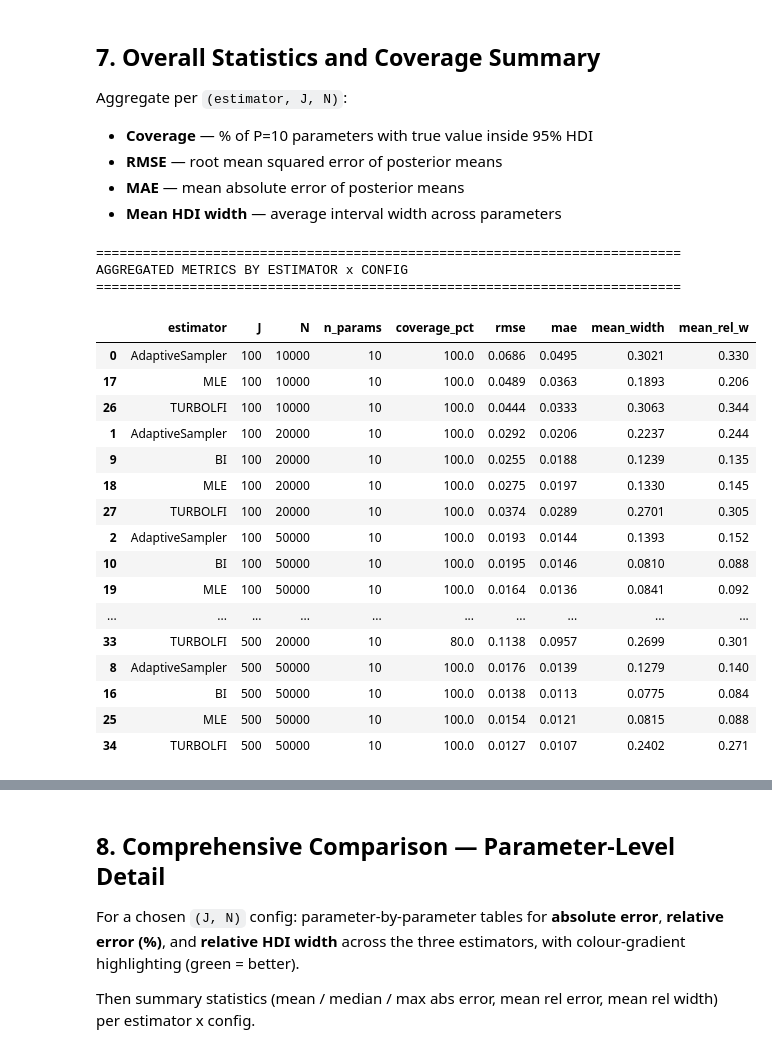
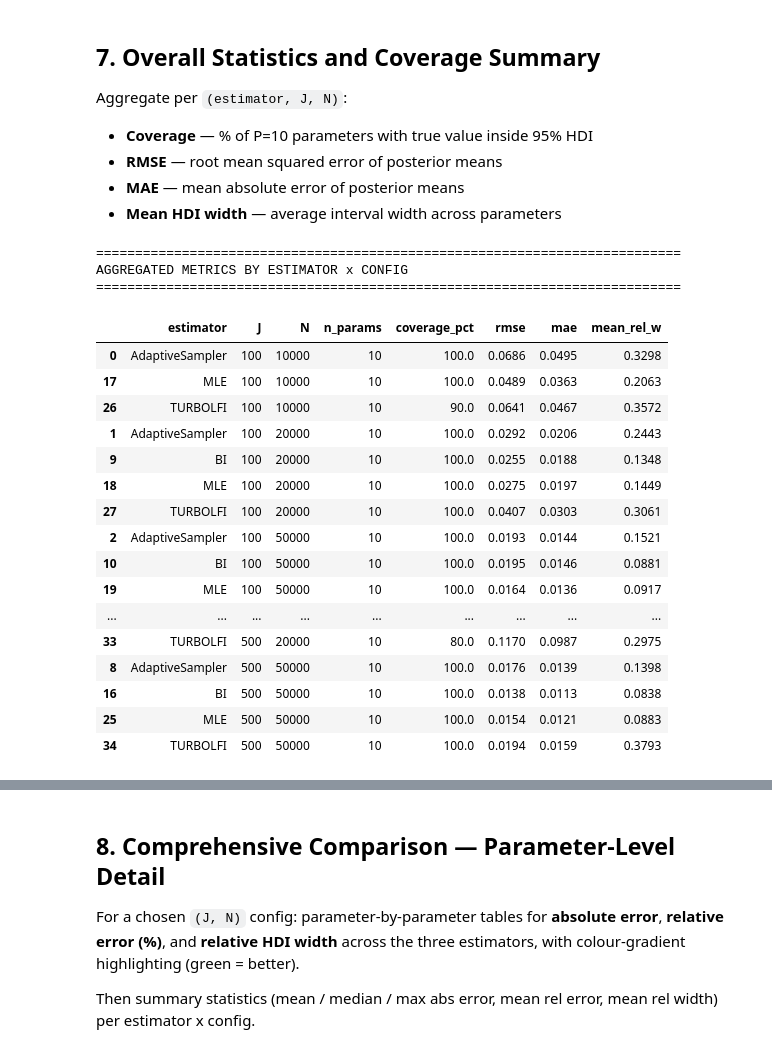
Before and after one commit to transp-or/TooManyAlternativesToHandle, a Jupyter notebook: results/compare_all_estimators.ipynb, the cells around one changed output, grey strips where cells are left out. Saved outputs shown, nothing was run; the diff lists cells and outputs as text; code cells hidden in the pictures.

Commit message:
Update estimator comparison notebook and pooled t-score plots

```diff
--- a/results/compare_all_estimators.ipynb
+++ b/results/compare_all_estimators.ipynb
@@ -90,8 +90,8 @@ N_LINESTYLES       = {10000: ':', 20000: '--', 50000: '-'}
 N_LABELS           = {10000: '10k', 20000: '20k', 50000: '50k'}
 
 # Choose which TuRBO result to showcase
-TURBOLFI_MODE = "iter_max"
-# TURBOLFI_MODE = "early_stop"
+# TURBOLFI_MODE = "iter_max"
+TURBOLFI_MODE = "early_stop"
 
 TURBOLFI_SUMMARY_FILE = f"MCMC_summary_{TURBOLFI_MODE}.csv"
 # %% [markdown]
@@ -1264,45 +1270,45 @@ Aggregate per `(estimator, J, N)`:
 # %%
 agg = df_all.groupby(['estimator', 'J', 'N']).agg(
     coverage    = ('in_hdi',         'mean'),
     rmse        = ('sq_error',        lambda x: np.sqrt(np.mean(x))),
     mae         = ('abs_error',       'mean'),
     mean_width  = ('interval_width',  'mean'),
     mean_rel_w  = ('relative_width',  lambda x: np.nanmean(x)),
     n_params    = ('parameter',       'count'),
 ).reset_index()
 
 agg['coverage_pct'] = (agg['coverage'] * 100).round(1)
 agg['rmse']  = agg['rmse'].round(4)
 agg['mae']   = agg['mae'].round(4)
 agg['mean_width'] = agg['mean_width'].round(4)
-agg['mean_rel_w'] = agg['mean_rel_w'].round(3)
+agg['mean_rel_w'] = agg['mean_rel_w'].round(4)
 
 print("=" * 75)
 print("AGGREGATED METRICS BY ESTIMATOR x CONFIG")
 print("=" * 75)
 display(agg.sort_values(['J', 'N', 'estimator'])
-            [['estimator', 'J', 'N', 'n_params', 'coverage_pct', 'rmse', 'mae', 'mean_width', 'mean_rel_w']])
+            [['estimator', 'J', 'N', 'n_params', 'coverage_pct', 'rmse', 'mae', 'mean_rel_w']])
 # %% [output]
 ===========================================================================
 AGGREGATED METRICS BY ESTIMATOR x CONFIG
 ===========================================================================
-|  | estimator | J | N | n_params | coverage_pct | rmse | mae | mean_width | mean_rel_w |
-| 0 | AdaptiveSampler | 100 | 10000 | 10 | 100.0 | 0.0686 | 0.0495 | 0.3021 | 0.330 |
-| 17 | MLE | 100 | 10000 | 10 | 100.0 | 0.0489 | 0.0363 | 0.1893 | 0.206 |
-| 26 | TURBOLFI | 100 | 10000 | 10 | 100.0 | 0.0444 | 0.0333 | 0.3063 | 0.344 |
-| 1 | AdaptiveSampler | 100 | 20000 | 10 | 100.0 | 0.0292 | 0.0206 | 0.2237 | 0.244 |
-| 9 | BI | 100 | 20000 | 10 | 100.0 | 0.0255 | 0.0188 | 0.1239 | 0.135 |
-| 18 | MLE | 100 | 20000 | 10 | 100.0 | 0.0275 | 0.0197 | 0.1330 | 0.145 |
-| 27 | TURBOLFI | 100 | 20000 | 10 | 100.0 | 0.0374 | 0.0289 | 0.2701 | 0.305 |
-| 2 | AdaptiveSampler | 100 | 50000 | 10 | 100.0 | 0.0193 | 0.0144 | 0.1393 | 0.152 |
-| 10 | BI | 100 | 50000 | 10 | 100.0 | 0.0195 | 0.0146 | 0.0810 | 0.088 |
-| 19 | MLE | 100 | 50000 | 10 | 100.0 | 0.0164 | 0.0136 | 0.0841 | 0.092 |
-| ... | ... | ... | ... | ... | ... | ... | ... | ... | ... |
-| 33 | TURBOLFI | 500 | 20000 | 10 | 80.0 | 0.1138 | 0.0957 | 0.2699 | 0.301 |
-| 8 | AdaptiveSampler | 500 | 50000 | 10 | 100.0 | 0.0176 | 0.0139 | 0.1279 | 0.140 |
-| 16 | BI | 500 | 50000 | 10 | 100.0 | 0.0138 | 0.0113 | 0.0775 | 0.084 |
-| 25 | MLE | 500 | 50000 | 10 | 100.0 | 0.0154 | 0.0121 | 0.0815 | 0.088 |
-| 34 | TURBOLFI | 500 | 50000 | 10 | 100.0 | 0.0127 | 0.0107 | 0.2402 | 0.271 |
+|  | estimator | J | N | n_params | coverage_pct | rmse | mae | mean_rel_w |
+| 0 | AdaptiveSampler | 100 | 10000 | 10 | 100.0 | 0.0686 | 0.0495 | 0.3298 |
+| 17 | MLE | 100 | 10000 | 10 | 100.0 | 0.0489 | 0.0363 | 0.2063 |
+| 26 | TURBOLFI | 100 | 10000 | 10 | 90.0 | 0.0641 | 0.0467 | 0.3572 |
+| 1 | AdaptiveSampler | 100 | 20000 | 10 | 100.0 | 0.0292 | 0.0206 | 0.2443 |
+| 9 | BI | 100 | 20000 | 10 | 100.0 | 0.0255 | 0.0188 | 0.1348 |
+| 18 | MLE | 100 | 20000 | 10 | 100.0 | 0.0275 | 0.0197 | 0.1449 |
+| 27 | TURBOLFI | 100 | 20000 | 10 | 100.0 | 0.0407 | 0.0303 | 0.3061 |
+| 2 | AdaptiveSampler | 100 | 50000 | 10 | 100.0 | 0.0193 | 0.0144 | 0.1521 |
+| 10 | BI | 100 | 50000 | 10 | 100.0 | 0.0195 | 0.0146 | 0.0881 |
+| 19 | MLE | 100 | 50000 | 10 | 100.0 | 0.0164 | 0.0136 | 0.0917 |
+| ... | ... | ... | ... | ... | ... | ... | ... | ... |
+| 33 | TURBOLFI | 500 | 20000 | 10 | 80.0 | 0.1170 | 0.0987 | 0.2975 |
+| 8 | AdaptiveSampler | 500 | 50000 | 10 | 100.0 | 0.0176 | 0.0139 | 0.1398 |
+| 16 | BI | 500 | 50000 | 10 | 100.0 | 0.0138 | 0.0113 | 0.0838 |
+| 25 | MLE | 500 | 50000 | 10 | 100.0 | 0.0154 | 0.0121 | 0.0883 |
+| 34 | TURBOLFI | 500 | 50000 | 10 | 100.0 | 0.0194 | 0.0159 | 0.3793 |
 # %%
 #  Coverage heatmaps per estimator
 estimators_present = [e for e in ['TURBOLFI', 'AdaptiveSampler', 'BI'] if e in agg['estimator'].unique()]
```
Also changed, not shown: parts of 10 cells of this notebook.
